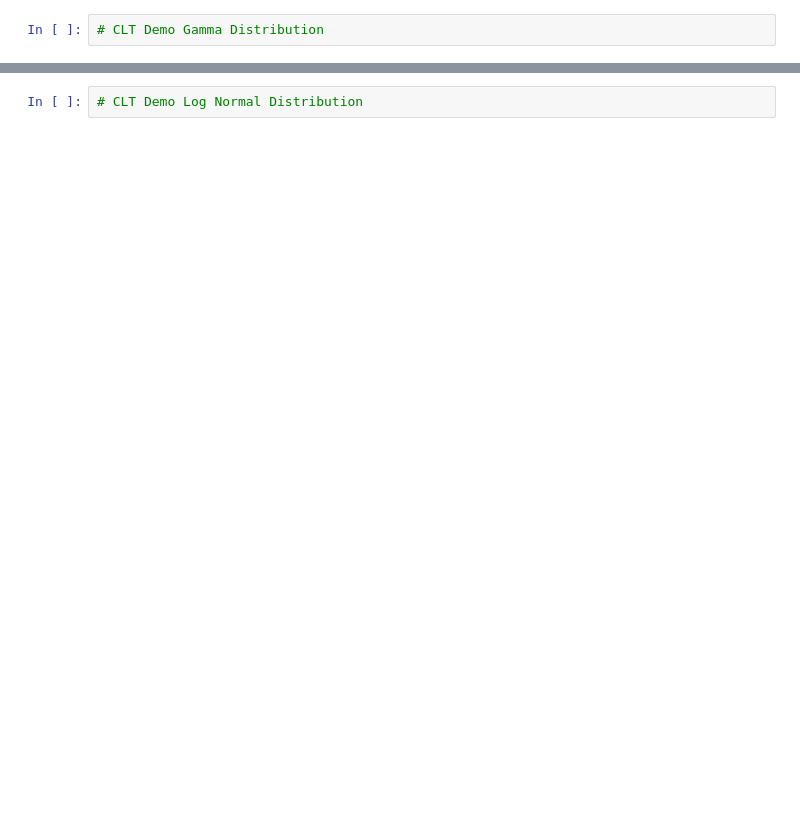
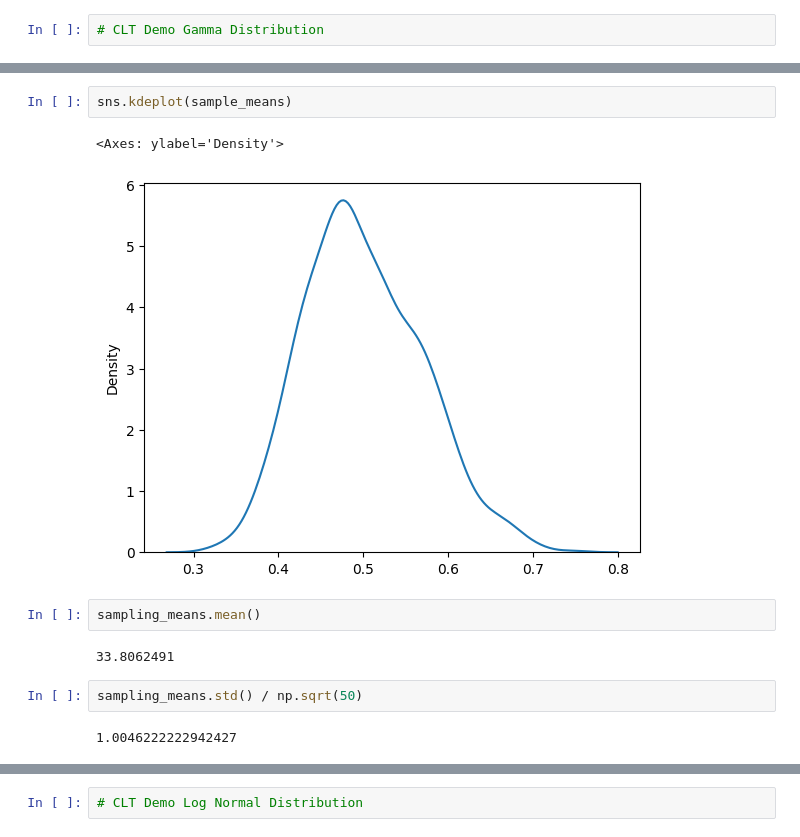
Before and after one commit to Apurba1903/Inferential-Statistics, a Jupyter notebook: central_limit_theorem.ipynb, the cells around one changed output, grey strips where cells are left out. Saved outputs shown, nothing was run; the diff lists cells and outputs as text; blank space fills up the shorter version.

```diff
--- a/central_limit_theorem.ipynb
+++ b/central_limit_theorem.ipynb
@@ -113,0 +176,13 @@ plt.show()
+# %%
+sns.kdeplot(sample_means)
+# %% [output]
+<Axes: ylabel='Density'>
+[figure, added]
+# %%
+sampling_means.mean()
+# %% [output]
+33.8062491
+# %%
+sampling_means.std() / np.sqrt(50)
+# %% [output]
+1.0046222222942427
```
Also changed, not shown: parts of 17 cells of this notebook.
